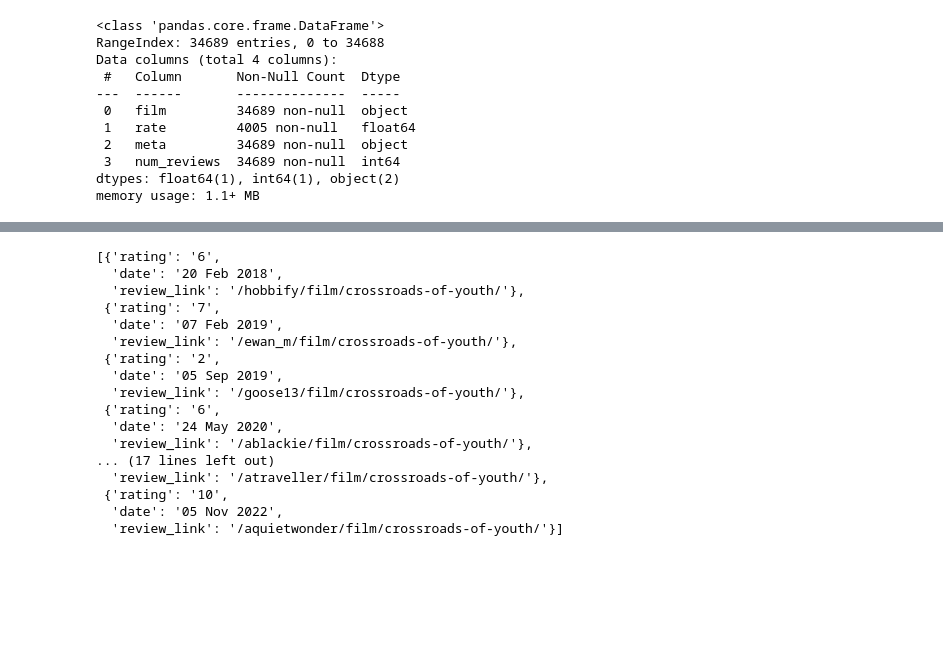
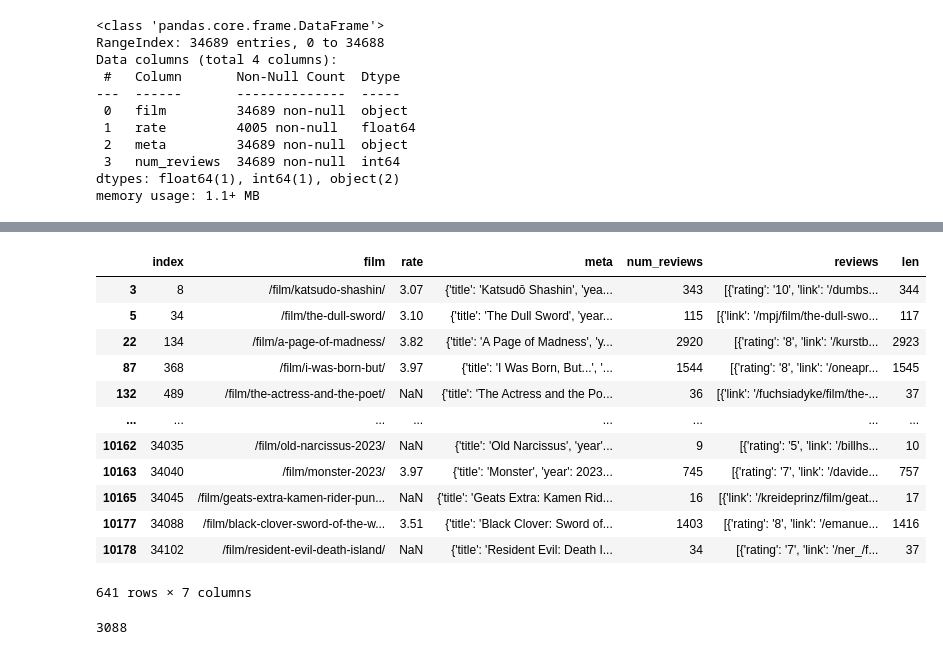
Before and after one commit to shaw6741/movie-analysis, a Jupyter notebook: 2_get_reviews.ipynb, the cells around one changed output, grey strips where cells are left out. Saved outputs shown, nothing was run; the diff lists cells and outputs as text; code cells hidden in the pictures; blank space fills up the shorter version.

```diff
--- a/2_get_reviews.ipynb
+++ b/2_get_reviews.ipynb
@@ -161,0 +242,4 @@ def get_all_reviews(row):
+# %%
+jp=pd.read_pickle('data/jp_meta.pkl')
+jp1 = jp[jp.num_reviews >= 5].reset_index()
+jp1.shape
@@ -161,0 +248,3 @@ def get_all_reviews(row):
+# %%
+%%time
+jp1['reviews'] = jp1.parallel_apply(get_all_reviews, axis=1)
@@ -162,38 +261,22 @@ def get_all_reviews(row):
 # %%
-#pbar = tqdm(range(0, len(kr1)))
-pbar = tqdm(range(0,3))
-reviews = {}
-
-for row in pbar:
-    pbar.set_description(f'get {row} out of {len(kr1)}')
-    movie = kr1.film[row]
-    num = kr1.num_reviews[row]
-    pages = int(num/12 + 2)
-
-    review_lst = []
-    for page in range(1, pages+1):
-        reviews_page_lst = reviewLink(movie, page).get_review()
-        review_lst.extend(reviews_page_lst)
-
-    reviews[movie] = review_lst
+jp1['len'] = [len(r) for r in jp1['reviews']]
+jp1[(jp1.len != jp1.num_reviews) & (jp1.len != 3072)]
+# %% [output]
+|  | index | film | rate | meta | num_reviews | reviews | len |
+| 3 | 8 | /film/katsudo-shashin/ | 3.07 | {'title': 'Katsudō Shashin', 'yea... | 343 | [{'rating': '10', 'link': '/dumbs... | 344 |
+| 5 | 34 | /film/the-dull-sword/ | 3.10 | {'title': 'The Dull Sword', 'year... | 115 | [{'link': '/mpj/film/the-dull-swo... | 117 |
+| 22 | 134 | /film/a-page-of-madness/ | 3.82 | {'title': 'A Page of Madness', 'y... | 2920 | [{'rating': '8', 'link': '/kurstb... | 2923 |
+| 87 | 368 | /film/i-was-born-but/ | 3.97 | {'title': 'I Was Born, But...', '... | 1544 | [{'rating': '8', 'link': '/oneapr... | 1545 |
+| 132 | 489 | /film/the-actress-and-the-poet/ | NaN | {'title': 'The Actress and the Po... | 36 | [{'link': '/fuchsiadyke/film/the-... | 37 |
+| ... | ... | ... | ... | ... | ... | ... | ... |
+| 10162 | 34035 | /film/old-narcissus-2023/ | NaN | {'title': 'Old Narcissus', 'year'... | 9 | [{'rating': '5', 'link': '/billhs... | 10 |
+| 10163 | 34040 | /film/monster-2023/ | 3.97 | {'title': 'Monster', 'year': 2023... | 745 | [{'rating': '7', 'link': '/davide... | 757 |
+| 10165 | 34045 | /film/geats-extra-kamen-rider-pun... | NaN | {'title': 'Geats Extra: Kamen Rid... | 16 | [{'link': '/kreideprinz/film/geat... | 17 |
+| 10177 | 34088 | /film/black-clover-sword-of-the-w... | 3.51 | {'title': 'Black Clover: Sword of... | 1403 | [{'rating': '8', 'link': '/emanue... | 1416 |
+| 10178 | 34102 | /film/resident-evil-death-island/ | NaN | {'title': 'Resident Evil: Death I... | 34 | [{'rating': '7', 'link': '/ner_/f... | 37 |
+641 rows × 7 columns
 # %%
-reviews[kr1.film[0]]
+jp1[jp1.len == 3072].num_reviews.min()
 # %% [output]
-[{'rating': '6',
-  'date': '20 Feb 2018',
-  'review_link': '/hobbify/film/crossroads-of-youth/'},
- {'rating': '7',
-  'date': '07 Feb 2019',
-  'review_link': '/ewan_m/film/crossroads-of-youth/'},
- {'rating': '2',
-  'date': '05 Sep 2019',
-  'review_link': '/goose13/film/crossroads-of-youth/'},
- {'rating': '6',
-  'date': '24 May 2020',
-  'review_link': '/ablackie/film/crossroads-of-youth/'},
-... (17 lines left out)
-  'review_link': '/atraveller/film/crossroads-of-youth/'},
- {'rating': '10',
-  'date': '05 Nov 2022',
-  'review_link': '/aquietwonder/film/crossroads-of-youth/'}]
+3088
 # %%
```
Also changed, not shown: parts of 27 cells of this notebook, 2 other files.
